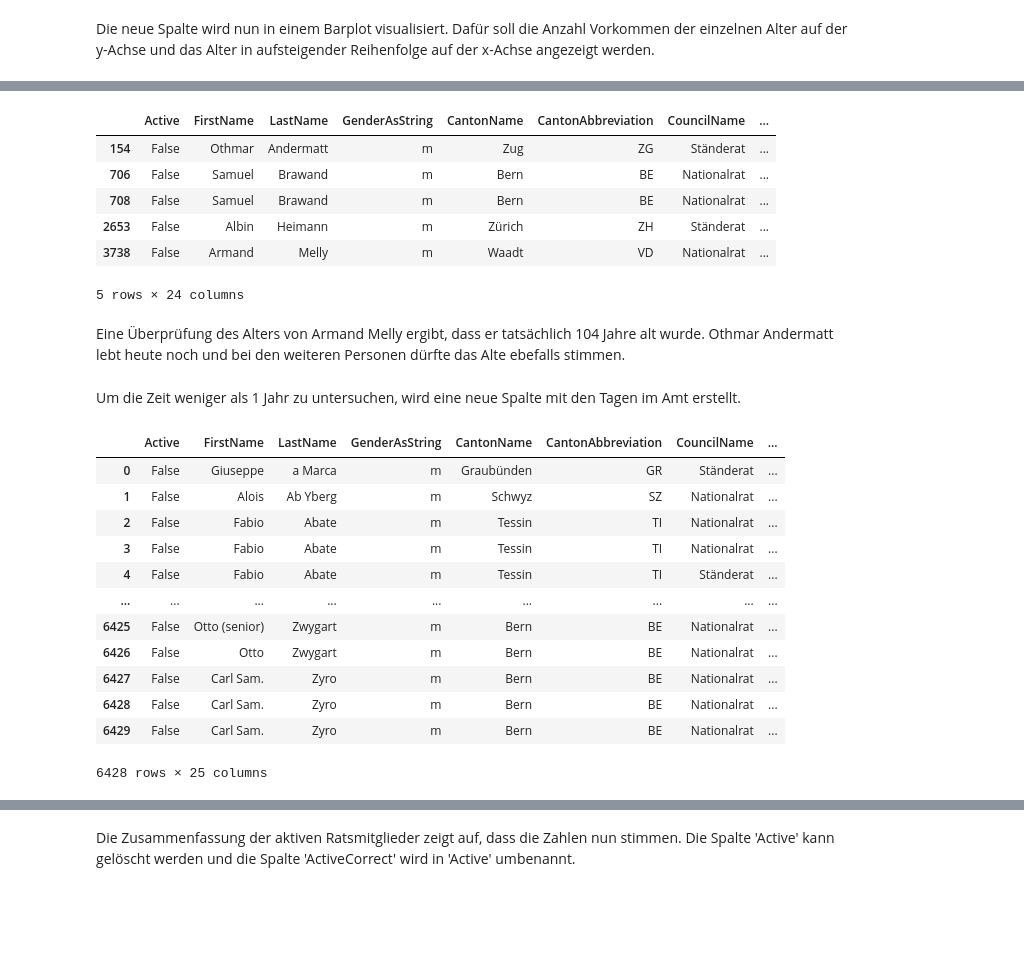
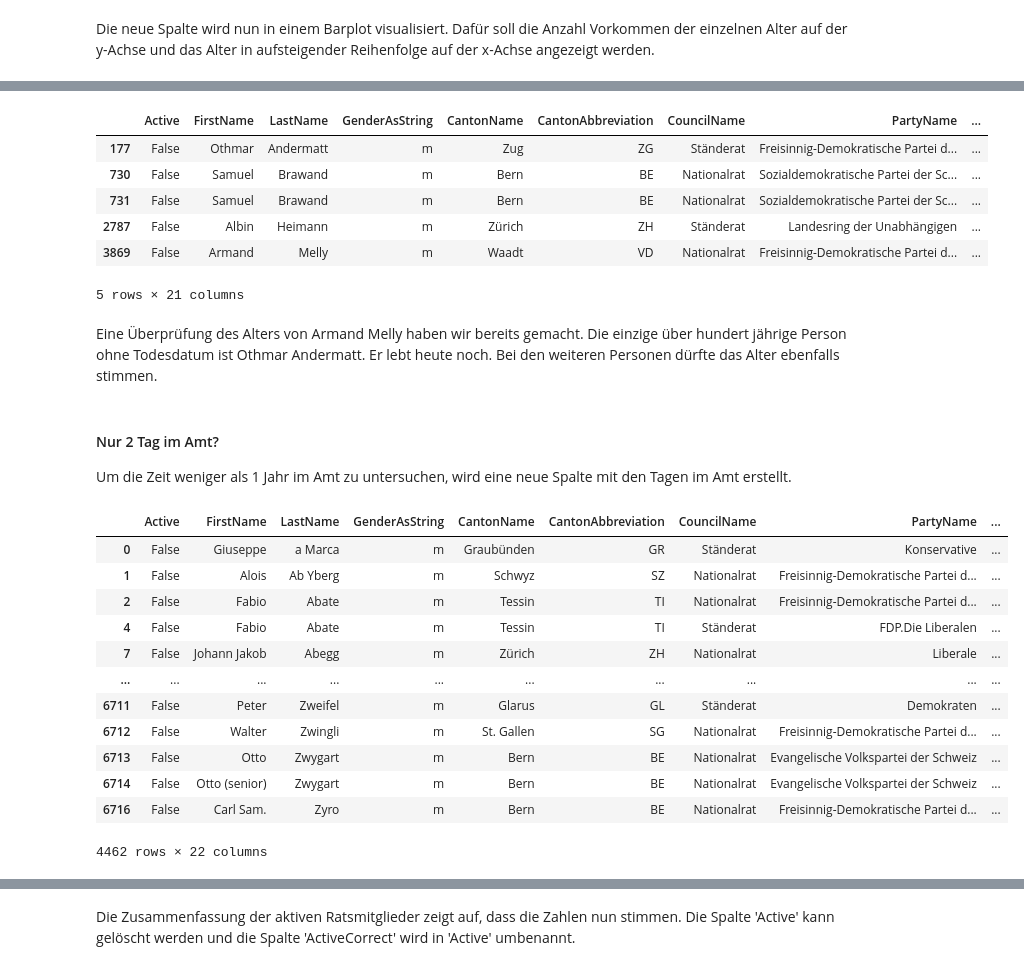
Before and after one commit to Tomcatreadytofly/MC_Ratsmitglieder, a Jupyter notebook: MC_Ratsmitglieder.ipynb, the cells around one changed output, grey strips where cells are left out. Cells and saved outputs as stored; diff of their text form; code cells hidden in the pictures; blank space fills up the shorter version.

```diff
--- a/MC_Ratsmitglieder.ipynb
+++ b/MC_Ratsmitglieder.ipynb
@@ -523,4 +592,2 @@ plt.grid(axis='y')
 # %%
-# Alter bei Amtsaustritt
-df_mod['AgeLeaving'] = df_mod['DateLeaving'].dt.year - df_mod['DateOfBirth'].dt.year
-df_mod['AgeLeaving'].head()
+df_merged['AgeLeaving'] = df_merged['Austritt'].dt.year - df_merged['DateOfBirth'].dt.year
@@ -543,6 +607,5 @@ Text(0, 0.5, 'Häufigkeit')
 # %%
-# Alter der Ratsmitglieder
-df_mod['Age'] = df_mod['DateOfDeath'].dt.year - df_mod['DateOfBirth'].dt.year
-df_mod['Age'] = df_mod['Age'].fillna(2023 - df_mod['DateOfBirth'].dt.year)
-df_mod.head()
+df_merged['Age'] = df_merged['DateOfDeath'].dt.year - df_merged['DateOfBirth'].dt.year
+df_merged['Age'] = df_merged['Age'].fillna(2023 - df_merged['DateOfBirth'].dt.year)
+df_merged.head()
 # %% [output]
@@ -562,6 +634,5 @@ age_count.plot()
 # %%
-# Anzahl Jahre im Amt
-df_mod['YearsInOffice'] = df_mod['DateLeaving'].dt.year - df_mod['DateJoining'].dt.year
-df_mod['YearsInOffice'] = df_mod['YearsInOffice'].fillna(2023 - df_mod['DateJoining'].dt.year)
-df_mod.head()
+df_merged['YearsInOffice'] = df_merged['Austritt'].dt.year - df_merged['Eintritt'].dt.year
+df_merged['YearsInOffice'] = df_merged['YearsInOffice'].fillna(2023 - df_merged['Eintritt'].dt.year)
+df_merged.head()
 # %% [output]
@@ -633,0 +648,3 @@ df_mod.describe()
+# %%
+df_merged['YearsInOffice'] = df_merged.groupby(['FirstName', 'LastName', 'DateOfBirth'])['YearsInOffice'].transform('sum')
+df_merged
@@ -641,35 +733,34 @@ Bei der Anzahl Jahre im Amt wird zuerst geschaut, ob es sich um einen Fehler han
 # %%
-# Alter über 100 Jahre
-df_mod[df_mod['Age'] > 100]
+df_merged[df_merged['Age'] > 100]
 # %% [output]
-|  | Active | FirstName | LastName | GenderAsString | CantonName | CantonAbbreviation | CouncilName | ... |
-| 154 | False | Othmar | Andermatt | m | Zug | ZG | Ständerat | ... |
-| 706 | False | Samuel | Brawand | m | Bern | BE | Nationalrat | ... |
-| 708 | False | Samuel | Brawand | m | Bern | BE | Nationalrat | ... |
-| 2653 | False | Albin | Heimann | m | Zürich | ZH | Ständerat | ... |
-| 3738 | False | Armand | Melly | m | Waadt | VD | Nationalrat | ... |
+|  | Active | FirstName | LastName | GenderAsString | CantonName | CantonAbbreviation | CouncilName | PartyName | ... |
+| 177 | False | Othmar | Andermatt | m | Zug | ZG | Ständerat | Freisinnig-Demokratische Partei d... | ... |
+| 730 | False | Samuel | Brawand | m | Bern | BE | Nationalrat | Sozialdemokratische Partei der Sc... | ... |
+| 731 | False | Samuel | Brawand | m | Bern | BE | Nationalrat | Sozialdemokratische Partei der Sc... | ... |
+| 2787 | False | Albin | Heimann | m | Zürich | ZH | Ständerat | Landesring der Unabhängigen | ... |
+| 3869 | False | Armand | Melly | m | Waadt | VD | Nationalrat | Freisinnig-Demokratische Partei d... | ... |
-5 rows × 24 columns
+5 rows × 21 columns
 # %% [markdown]
-Eine Überprüfung des Alters von Armand Melly ergibt, dass er tatsächlich 104 Jahre alt wurde.
-Othmar Andermatt lebt heute noch und bei den weiteren Personen dürfte das Alte ebefalls stimmen.
+Eine Überprüfung des Alters von Armand Melly haben wir bereits gemacht. Die einzige über hundert jährige Person ohne Todesdatum ist Othmar Andermatt.
+Er lebt heute noch. Bei den weiteren Personen dürfte das Alter ebenfalls stimmen.
 # %% [markdown]
-Um die Zeit weniger als 1 Jahr zu untersuchen, wird eine neue Spalte mit den Tagen im Amt erstellt.
+#### Nur 2 Tag im Amt?
+Um die Zeit weniger als 1 Jahr im Amt zu untersuchen, wird eine neue Spalte mit den Tagen im Amt erstellt.
 # %%
-# Anzahl Tage im Amt
-df_mod['DaysInOffice'] = df_mod['DateLeaving'] - df_mod['DateJoining']
-df_mod['DaysInOffice'] = df_mod['DaysInOffice'].fillna(pd.Timestamp('2023-12-31') - df_mod['DateJoining'])
-df_mod
+df_merged['DaysInOffice'] = df_merged['Austritt'] - df_merged['Eintritt']
+df_merged['DaysInOffice'] = df_merged['DaysInOffice'].fillna(pd.Timestamp('2023-12-31') - df_merged['Eintritt'])
+df_merged
 # %% [output]
-|  | Active | FirstName | LastName | GenderAsString | CantonName | CantonAbbreviation | CouncilName | ... |
-| 0 | False | Giuseppe | a Marca | m | Graubünden | GR | Ständerat | ... |
-| 1 | False | Alois | Ab Yberg | m | Schwyz | SZ | Nationalrat | ... |
-| 2 | False | Fabio | Abate | m | Tessin | TI | Nationalrat | ... |
-| 3 | False | Fabio | Abate | m | Tessin | TI | Nationalrat | ... |
-| 4 | False | Fabio | Abate | m | Tessin | TI | Ständerat | ... |
-| ... | ... | ... | ... | ... | ... | ... | ... | ... |
-| 6425 | False | Otto (senior) | Zwygart | m | Bern | BE | Nationalrat | ... |
-| 6426 | False | Otto | Zwygart | m | Bern | BE | Nationalrat | ... |
-| 6427 | False | Carl Sam. | Zyro | m | Bern | BE | Nationalrat | ... |
-| 6428 | False | Carl Sam. | Zyro | m | Bern | BE | Nationalrat | ... |
-| 6429 | False | Carl Sam. | Zyro | m | Bern | BE | Nationalrat | ... |
+|  | Active | FirstName | LastName | GenderAsString | CantonName | CantonAbbreviation | CouncilName | PartyName | ... |
+| 0 | False | Giuseppe | a Marca | m | Graubünden | GR | Ständerat | Konservative | ... |
+| 1 | False | Alois | Ab Yberg | m | Schwyz | SZ | Nationalrat | Freisinnig-Demokratische Partei d... | ... |
+| 2 | False | Fabio | Abate | m | Tessin | TI | Nationalrat | Freisinnig-Demokratische Partei d... | ... |
+| 4 | False | Fabio | Abate | m | Tessin | TI | Ständerat | FDP.Die Liberalen | ... |
+| 7 | False | Johann Jakob | Abegg | m | Zürich | ZH | Nationalrat | Liberale | ... |
+| ... | ... | ... | ... | ... | ... | ... | ... | ... | ... |
+| 6711 | False | Peter | Zweifel | m | Glarus | GL | Ständerat | Demokraten | ... |
+| 6712 | False | Walter | Zwingli | m | St. Gallen | SG | Nationalrat | Freisinnig-Demokratische Partei d... | ... |
+| 6713 | False | Otto | Zwygart | m | Bern | BE | Nationalrat | Evangelische Volkspartei der Schweiz | ... |
+| 6714 | False | Otto (senior) | Zwygart | m | Bern | BE | Nationalrat | Evangelische Volkspartei der Schweiz | ... |
+| 6716 | False | Carl Sam. | Zyro | m | Bern | BE | Nationalrat | Freisinnig-Demokratische Partei d... | ... |
-6428 rows × 25 columns
+4462 rows × 22 columns
```
Also changed, not shown: parts of 200 cells of this notebook, 2 other files.
